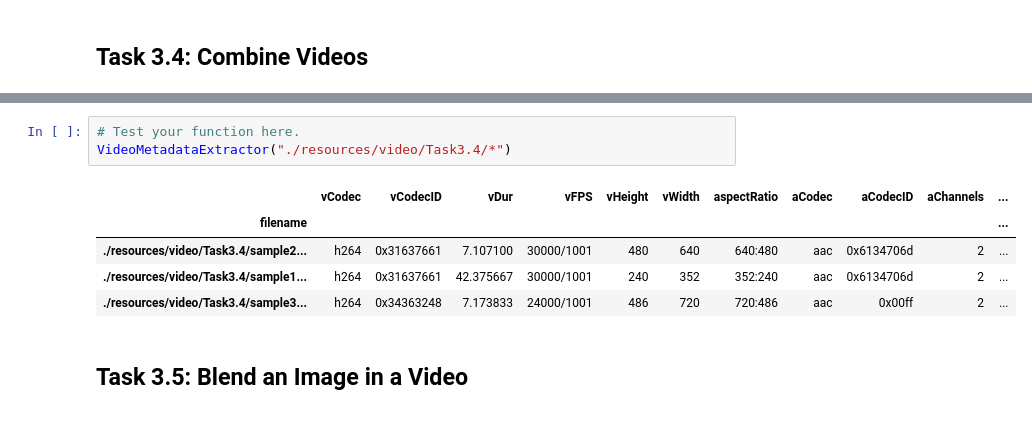
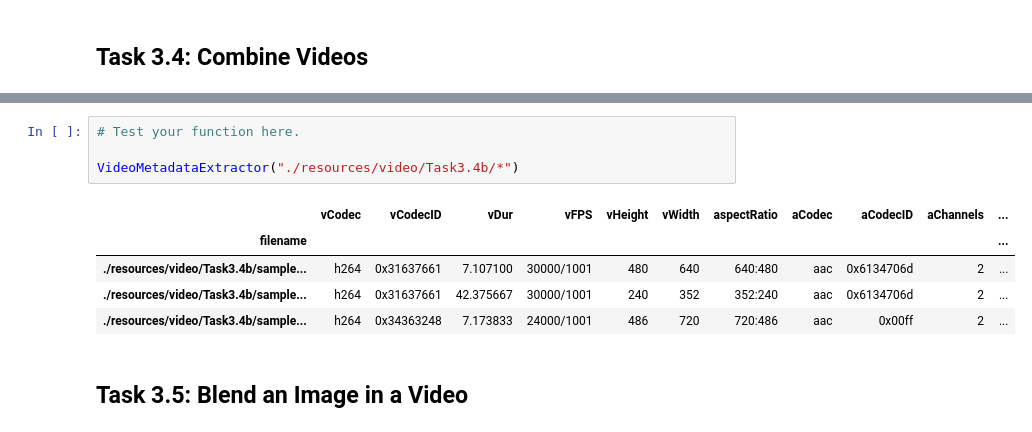
Before and after one commit to ilincavultur/MRE, a Jupyter notebook: MRE_A3_impl.ipynb, the cells around one changed output, grey strips where cells are left out. Cells and saved outputs as stored; diff of their text form.

Commit message:
Task 3.4 complete

```diff
--- a/MRE_A3_impl.ipynb
+++ b/MRE_A3_impl.ipynb
@@ -230,12 +238,13 @@ def VideoMetadataExtractor(inputDir: str) -> pd.DataFrame():
 # %%
 # Test your function here.
-VideoMetadataExtractor("./resources/video/Task3.4/*")
+
+VideoMetadataExtractor("./resources/video/Task3.4b/*")
 # %% [output]
 |  | vCodec | vCodecID | vDur | vFPS | vHeight | vWidth | aspectRatio | aCodec | aCodecID | aChannels | ... |
 | filename |  |  |  |  |  |  |  |  |  |  | ... |
-| ./resources/video/Task3.4/sample2... | h264 | 0x31637661 | 7.107100 | 30000/1001 | 480 | 640 | 640:480 | aac | 0x6134706d | 2 | ... |
-| ./resources/video/Task3.4/sample1... | h264 | 0x31637661 | 42.375667 | 30000/1001 | 240 | 352 | 352:240 | aac | 0x6134706d | 2 | ... |
-| ./resources/video/Task3.4/sample3... | h264 | 0x34363248 | 7.173833 | 24000/1001 | 486 | 720 | 720:486 | aac | 0x00ff | 2 | ... |
+| ./resources/video/Task3.4b/sample... | h264 | 0x31637661 | 7.107100 | 30000/1001 | 480 | 640 | 640:480 | aac | 0x6134706d | 2 | ... |
+| ./resources/video/Task3.4b/sample... | h264 | 0x31637661 | 42.375667 | 30000/1001 | 240 | 352 | 352:240 | aac | 0x6134706d | 2 | ... |
+| ./resources/video/Task3.4b/sample... | h264 | 0x34363248 | 7.173833 | 24000/1001 | 486 | 720 | 720:486 | aac | 0x00ff | 2 | ... |
 # %% [markdown]
 ## Task 3.5: Blend an Image in a Video
 # %%
```
Also changed, not shown: parts of 3 cells of this notebook, 4 other files.
